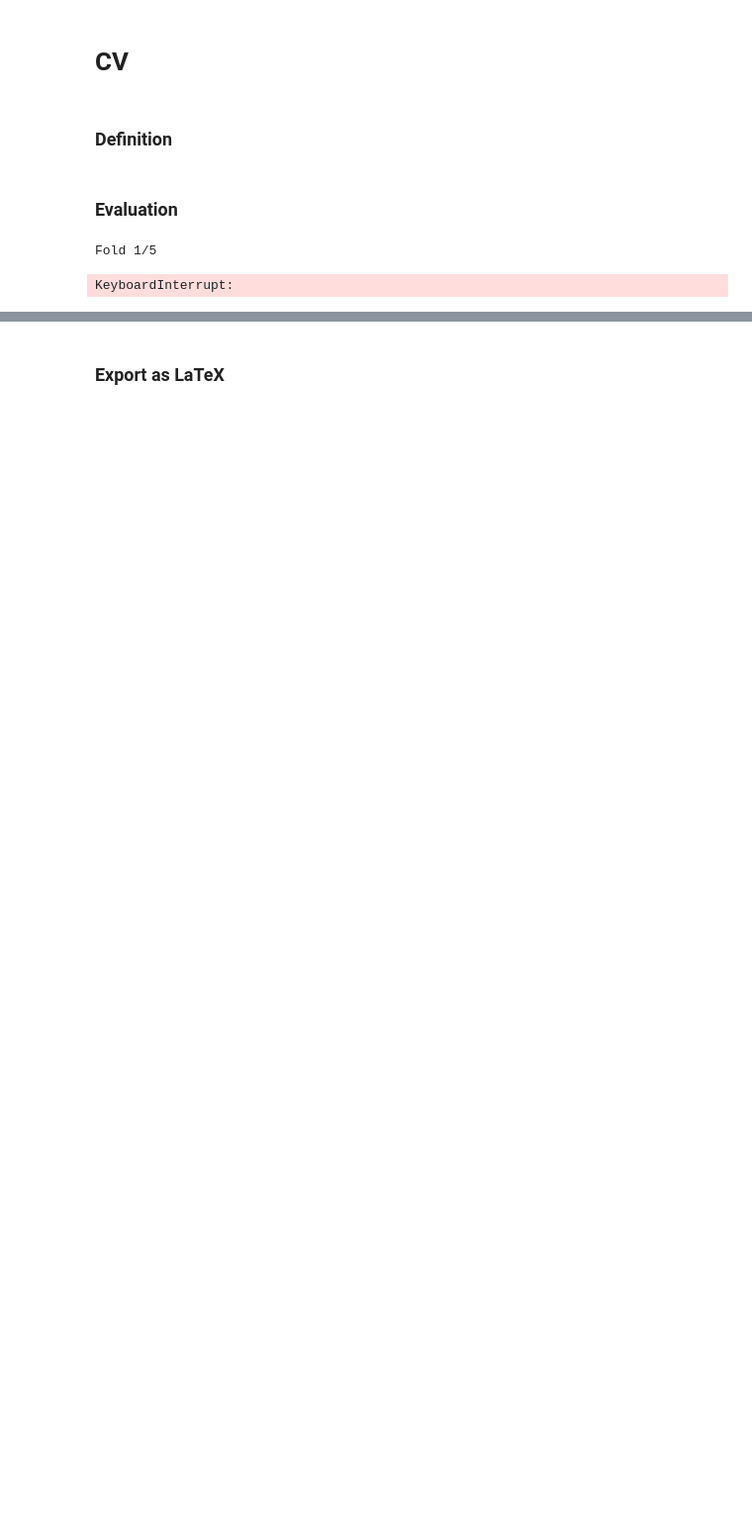
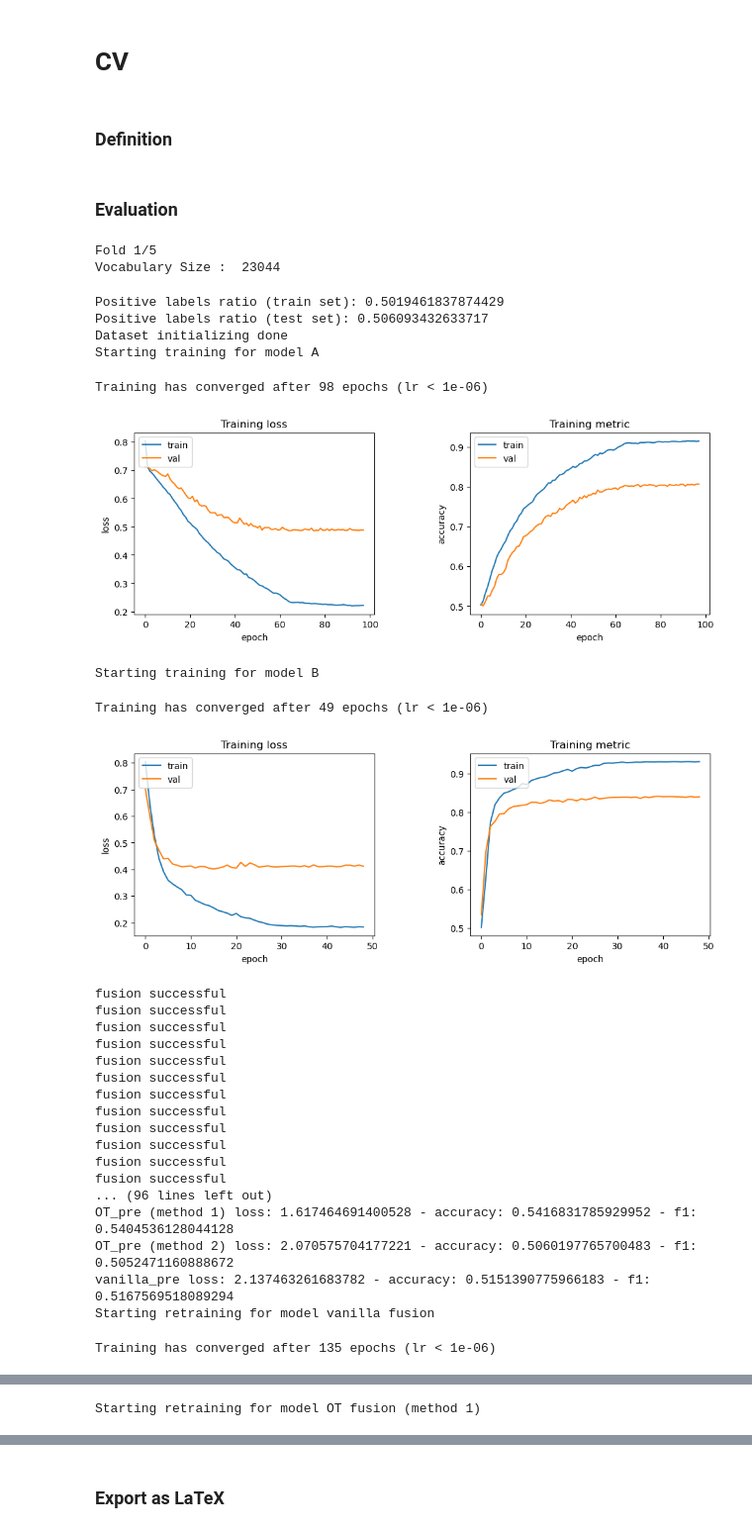
Before and after one commit to Yahnnosh/Exploring-Model-Fusion-with-Optimal-Transport-on-Transformers, a Jupyter notebook: CV/different_seeds_CV_multilayers.ipynb, the cells around one changed output, grey strips where cells are left out. Shown at 99% size. Cells and saved outputs as stored; diff of their text form; code cells hidden in the pictures; blank space fills up the shorter version.

Commit message:
all CV done for different seeds

```diff
--- a/CV/different_seeds_CV_multilayers.ipynb
+++ b/CV/different_seeds_CV_multilayers.ipynb
@@ -92,7 +94,7 @@ def train_early_stopping(model_name: str, train_iter, valid_iter, embedding, pad
 # %% [markdown]
 ### Evaluation
 # %%
-model_names = ['A', 'B', 'vanilla_pre', 'vanilla_post', 'OT_pre (method 1)', 'OT_post (method 1)', 'OT_pre (method 2)', 'OT_post (method 2)', 'OT_pre (method 3)', 'OT_post (method 3)', 'random']
+model_names = ['A', 'B', 'vanilla_pre', 'vanilla_post', 'OT_pre (method 1)', 'OT_post (method 1)', 'OT_pre (method 2)', 'OT_post (method 2)', 'random']
 scores = {'loss': {model_name: [] for model_name in model_names},
           'accuracy': {model_name: [] for model_name in model_names},
           'f1': {model_name: [] for model_name in model_names},}
@@ -153,7 +155,6 @@ with warnings.catch_warnings():
         model_random = new_model(embedding, pad_idx, voc_size, device, n_layers=N_LAYERS)
         model_fusion_1 = model_to_cpu(model_fusion_1)
         model_fusion_2 = model_to_cpu(model_fusion_2)
-        model_fusion_3 = model_to_cpu(model_fusion_3)
         model_fusion_vanilla = model_to_cpu(model_fusion_vanilla)
 
         # test models
@@ -184,31 +185,58 @@ with warnings.catch_warnings():
         print('Starting retraining for model vanilla fusion')
         retrain(model_fusion_vanilla)
 
         # 2) optimal transport
         # train with early stopping
         print('Starting retraining for model OT fusion (method 1)')
         retrain(model_fusion_1)
         print('Starting retraining for model OT fusion (method 2)')
         retrain(model_fusion_2)
 
         # evaluate
         # ensure all models on same device
         model_fusion_1 = model_to_cpu(model_fusion_1)
         model_fusion_2 = model_to_cpu(model_fusion_2)
         model_fusion_vanilla = model_to_cpu(model_fusion_vanilla)
 
         # test models
         for name, model in zip(('OT_post (method 1)', 'OT_post (method 2)', 'vanilla_post'), (model_fusion_1, model_fusion_2, model_fusion_vanilla)):
             loss, acc, f1 = validation(model, test_iterator, nn.CrossEntropyLoss(), device) # (loss, accuracy, f1)
 
             # put into cpu
             to_cpu = lambda x: x.to('cpu') if isinstance(x, torch.Tensor) else x
             loss = to_cpu(loss)
             acc = to_cpu(acc)
             f1 = to_cpu(f1)
 
             print(name, f'loss: {loss} - accuracy: {acc} - f1: {f1}')
             scores['loss'][name].append(loss), scores['accuracy'][name].append(acc), scores['f1'][name].append(f1)
 # %% [output]
 Fold 1/5
+Vocabulary Size :  23044
-KeyboardInterrupt:
+Positive labels ratio (train set): 0.5019461837874429
+Positive labels ratio (test set): 0.506093432633717
+Dataset initializing done
+Starting training for model A
+Training has converged after 98 epochs (lr < 1e-06)
+[figure, added]
+Starting training for model B
+Training has converged after 49 epochs (lr < 1e-06)
+[figure, added]
+fusion successful
+fusion successful
+fusion successful
+fusion successful
+fusion successful
+fusion successful
+fusion successful
+fusion successful
+fusion successful
+fusion successful
+fusion successful
+fusion successful
+... (96 lines left out)
+OT_pre (method 1) loss: 1.617464691400528 - accuracy: 0.5416831785929952 - f1: 0.5404536128044128
+OT_pre (method 2) loss: 2.070575704177221 - accuracy: 0.5060197765700483 - f1: 0.5052471160888672
+vanilla_pre loss: 2.137463261683782 - accuracy: 0.5151390775966183 - f1: 0.5167569518089294
+Starting retraining for model vanilla fusion
+Training has converged after 135 epochs (lr < 1e-06)
@@ -214,0 +244 @@ KeyboardInterrupt:
+Starting retraining for model OT fusion (method 1)
```
Also changed, not shown: parts of 5 cells of this notebook, 2 other files.
